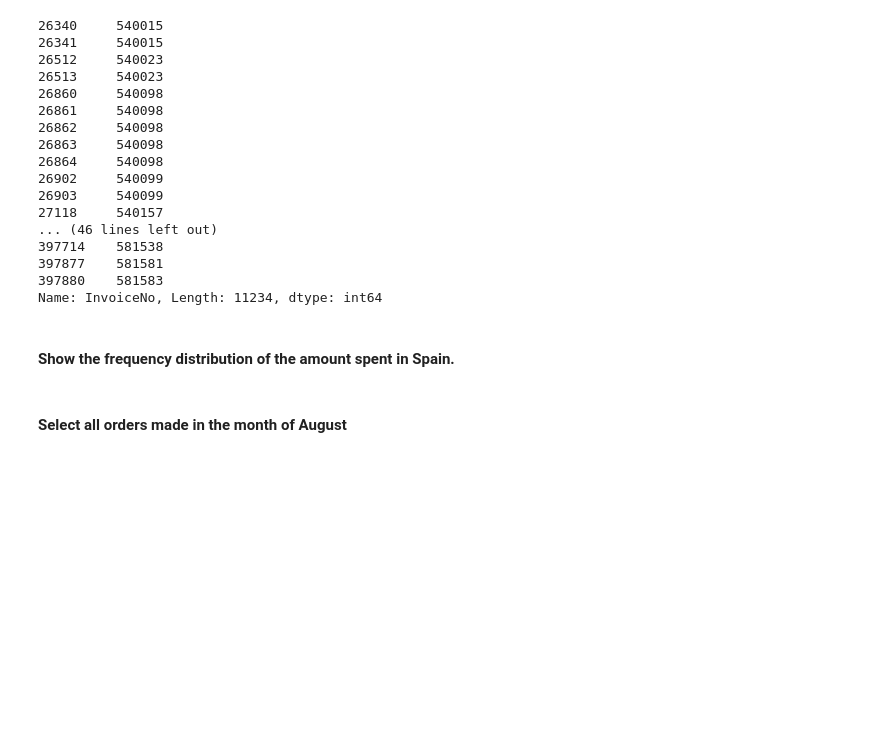
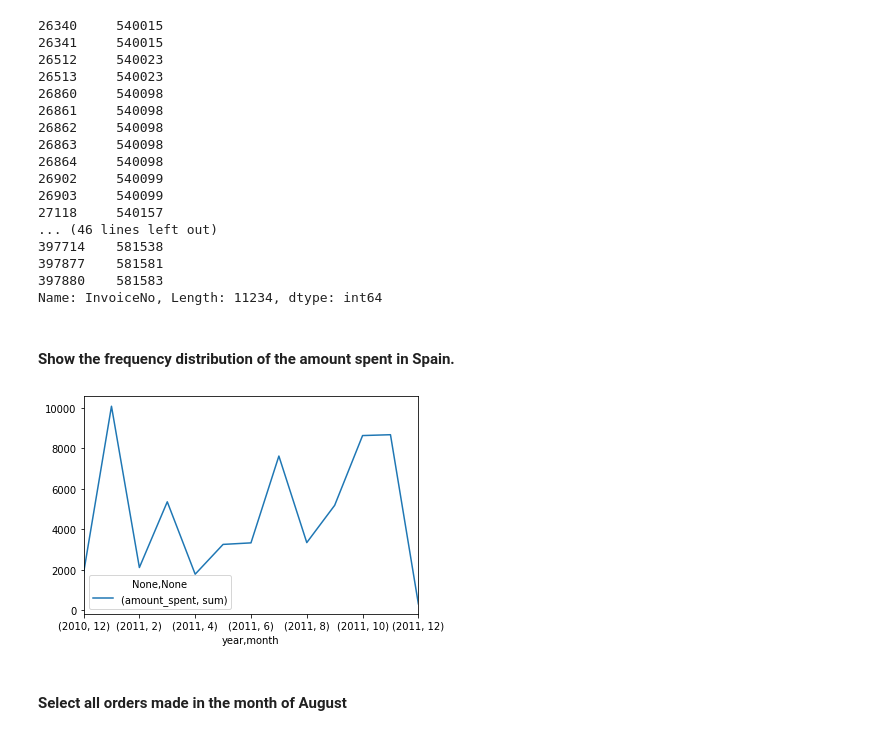
Before and after one commit to JavierLuna/data-labs, a Jupyter notebook: module-2/lab-subsetting-and-descriptive-stats/your-code/main.ipynb, the cells around one changed output. Saved outputs shown, nothing was run; the diff lists cells and outputs as text; code cells hidden in the pictures; blank space fills up the shorter version.

```diff
--- a/module-2/lab-subsetting-and-descriptive-stats/your-code/main.ipynb
+++ b/module-2/lab-subsetting-and-descriptive-stats/your-code/main.ipynb
@@ -508,3 +539,9 @@ Name: InvoiceNo, Length: 11234, dtype: int64
+# %%
+# your answer here
+graph = orders[orders.Country == "Spain"].groupby(["year", "month"]).agg({"amount_spent": ["sum"]})
+graph.plot();
+# %% [output]
+[figure, added]
 # %% [markdown]
 #### Select all orders made in the month of August
 # %%
```
Also changed, not shown: parts of 10 cells of this notebook.
